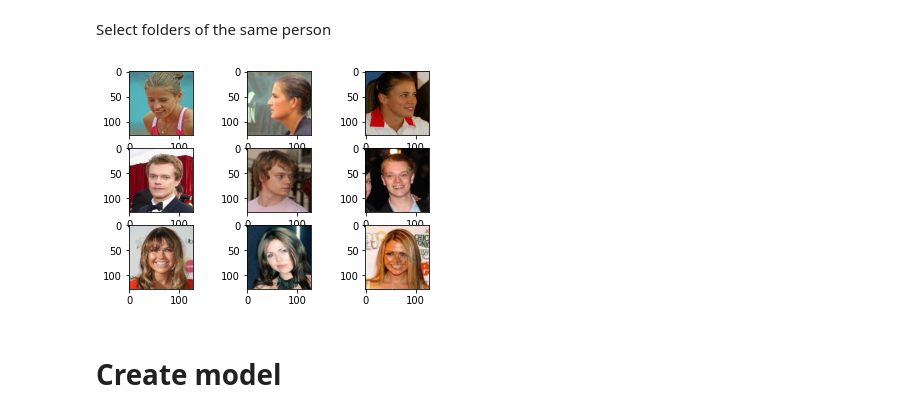
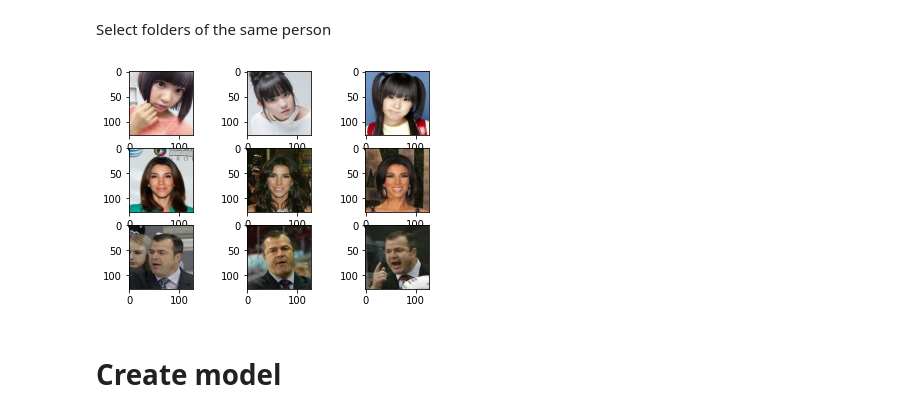
Before and after one commit to AngelUrq/similar-me, a Jupyter notebook: Notebook.ipynb, the cells around one changed output. Drawn from its saved outputs; the diff is of its cells as text; code cells hidden in the pictures.

Commit message:
First tests training

```diff
--- a/Notebook.ipynb
+++ b/Notebook.ipynb
@@ -30,6 +56,7 @@ UnboundLocalError: local variable 'child' referenced before assignment
 # %%
 path = '/datasets/vgg-face'
-path = 'data'
+train_path = 'data/train'
+test_path = 'data/test'
 # %% [markdown]
 # Load images
 # %% [markdown]
@@ -70,17 +80,40 @@ def create_batch(dataset, batch_size=1800, faces_per_identity=40):
 # %%
-dataset = tf.data.Dataset.list_files(f'{path}/train/*', shuffle=True)
-dataset = dataset.map(list_files_in_folder)
+def create_dataset(path):
+    dataset = tf.data.Dataset.list_files(f'{path}/*', shuffle=True)
+    dataset = dataset.map(list_files_in_folder)
+
+    return dataset
+
+def create_batch(dataset, batch_size, faces_per_identity):
+    identities = batch_size // faces_per_identity
+    first = True
+
+    identity_dataset = dataset.take(identities)
+
+    for identity in identity_dataset:
+        if first:
+            faces = identity.take(faces_per_identity)
+            first = False
+        else:
+            faces = faces.concatenate(identity.take(faces_per_identity))
+
+    faces = faces.map(process_image)
+    batch = faces.batch(batch_size)
+
+    return batch
 # %%
-faces = create_batch(dataset, batch_size=9, faces_per_identity=3)
+dataset = create_dataset(train_path)
+batch = create_batch(dataset, batch_size=9, faces_per_identity=3)
 
 fig, axs = plt.subplots(3, 3)
 i = 0
 
-for image, label in faces:
-    axs[i // 3, i % 3].imshow(image)
-    i += 1
+for minibatch in batch.take(1):
+    for i in range(9):
+        axs[i // 3, i % 3].imshow(minibatch[0][i])
+        i += 1
 # %% [output]
-[figure, old version]
+[figure, new version]
 # %% [markdown]
 # Create model
 # %%
```
Also changed, not shown: parts of 5 cells of this notebook.
